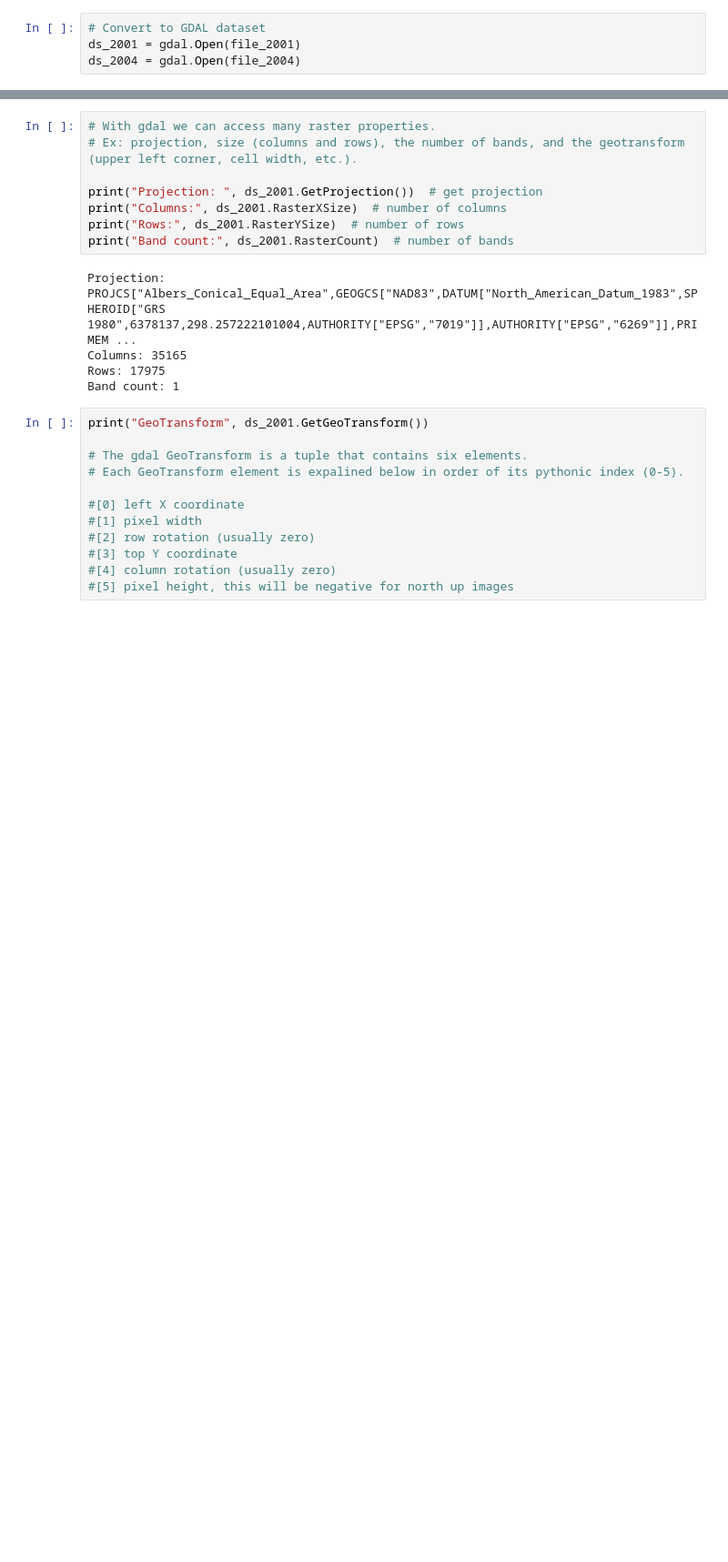
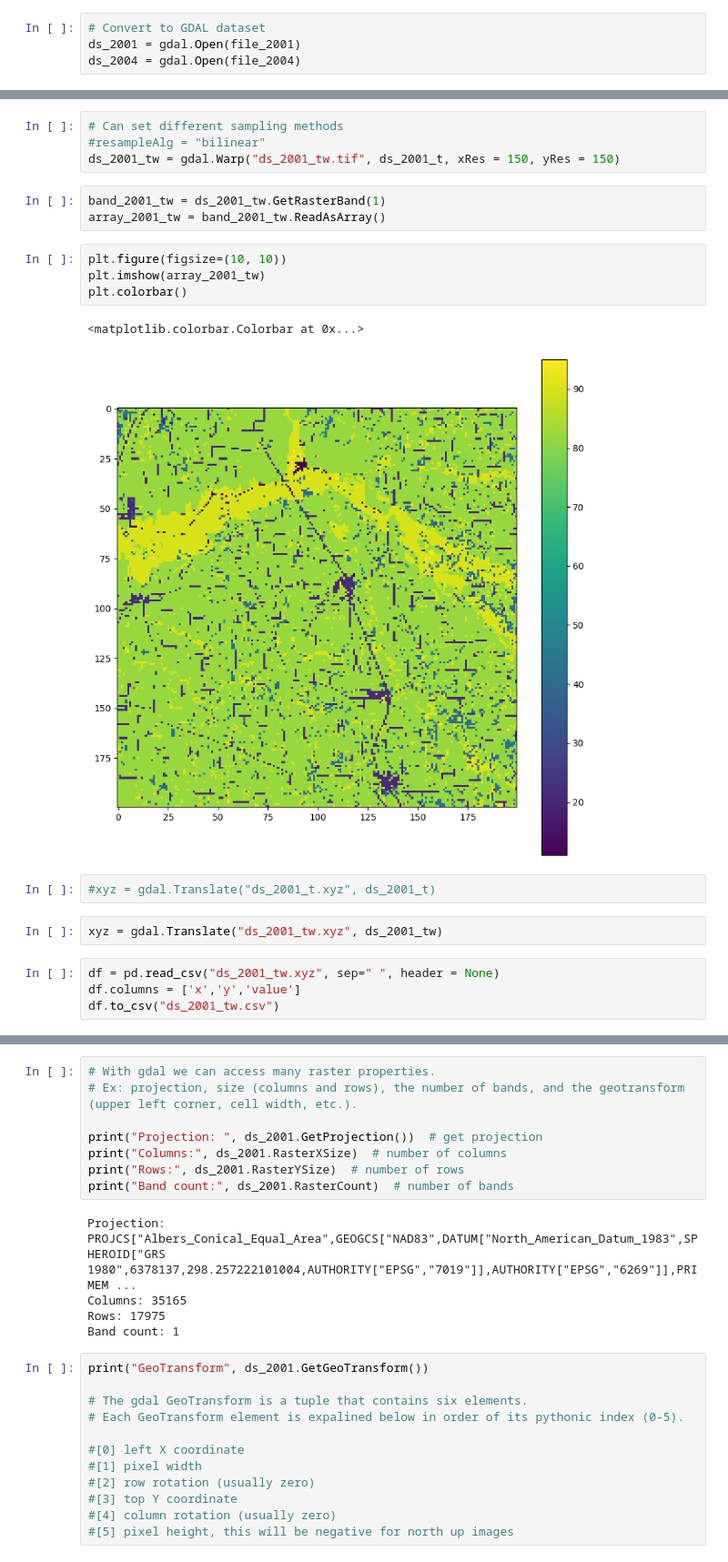
Before and after one commit to VandyDataScience/land-trust, a Jupyter notebook: 11-gdal-testing.ipynb, the cells around one changed output, grey strips where cells are left out. Shown at 91% size. Drawn from its saved outputs; the diff is of its cells as text; blank space fills up the shorter version.

```diff
--- a/11-gdal-testing.ipynb
+++ b/11-gdal-testing.ipynb
@@ -21,0 +35,22 @@ ds_2004 = gdal.Open(file_2004)
+# %%
+# Can set different sampling methods
+#resampleAlg = "bilinear"
+ds_2001_tw = gdal.Warp("ds_2001_tw.tif", ds_2001_t, xRes = 150, yRes = 150)
+# %%
+band_2001_tw = ds_2001_tw.GetRasterBand(1)
+array_2001_tw = band_2001_tw.ReadAsArray()
+# %%
+plt.figure(figsize=(10, 10))
+plt.imshow(array_2001_tw)
+plt.colorbar()
+# %% [output]
+<matplotlib.colorbar.Colorbar at 0x...>
+[figure, added]
+# %%
+#xyz = gdal.Translate("ds_2001_t.xyz", ds_2001_t)
+# %%
+xyz = gdal.Translate("ds_2001_tw.xyz", ds_2001_tw)
+# %%
+df = pd.read_csv("ds_2001_tw.xyz", sep=" ", header = None)
+df.columns = ['x','y','value']
+df.to_csv("ds_2001_tw.csv")
```
Also changed, not shown: parts of 18 cells of this notebook.
